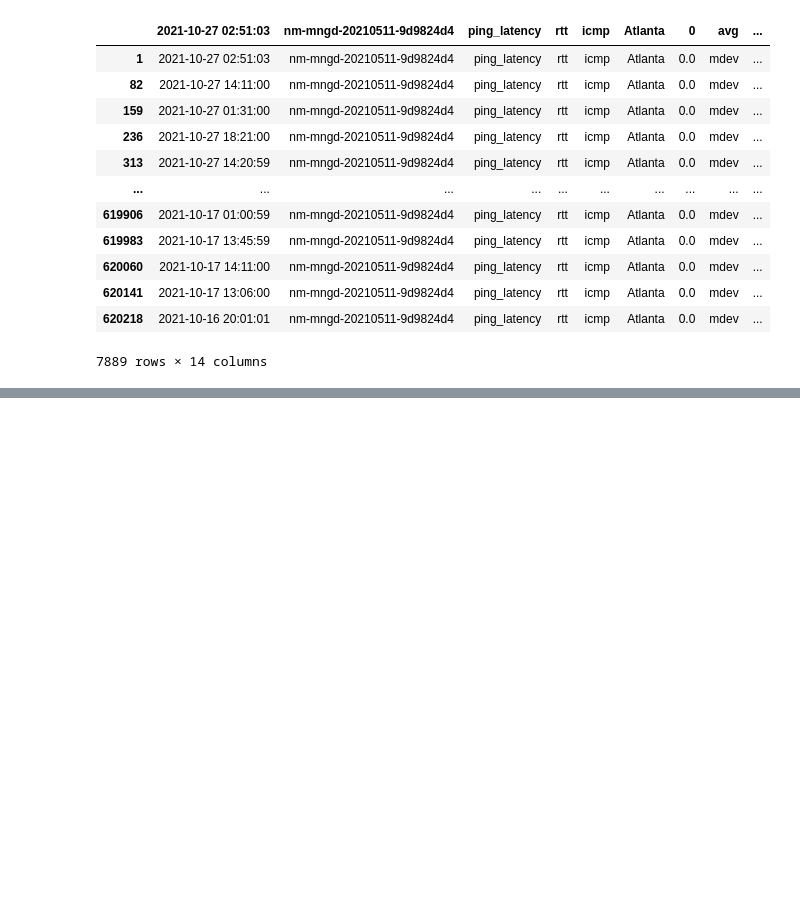
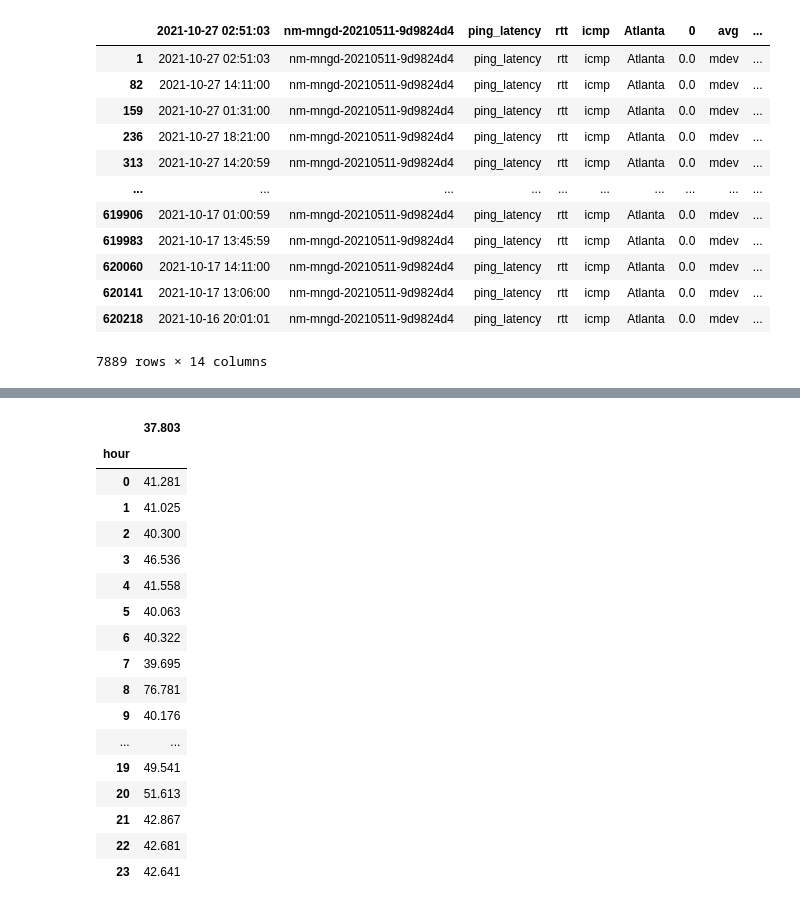
Before and after one commit to internet-equity/netrics-data, a Jupyter notebook: code/Lizet/DeviceMapping.Lizet.ipynb, the cells around one changed output, grey strips where cells are left out. Saved outputs shown, nothing was run; the diff lists cells and outputs as text; code cells hidden in the pictures; blank space fills up the shorter version.

```diff
--- a/code/Lizet/DeviceMapping.Lizet.ipynb
+++ b/code/Lizet/DeviceMapping.Lizet.ipynb
@@ -143,0 +116,3 @@ fig.tight_layout(pad = 1.2)
+# %%
+Casas_device_avg = Casas_device_At.loc[Casas_device_At['avg'] == 'avg']
+Casas_device_avg
@@ -143,0 +205,22 @@ fig.tight_layout(pad = 1.2)
+# %%
+Casas_device_avgm = Casas_device_avg.groupby('hour')[['37.803']].max()
+Casas_device_avgm
+# %% [output]
+|  | 37.803 |
+| hour |  |
+| 0 | 41.281 |
+| 1 | 41.025 |
+| 2 | 40.300 |
+| 3 | 46.536 |
+| 4 | 41.558 |
+| 5 | 40.063 |
+| 6 | 40.322 |
+| 7 | 39.695 |
+| 8 | 76.781 |
+| 9 | 40.176 |
+| ... | ... |
+| 19 | 49.541 |
+| 20 | 51.613 |
+| 21 | 42.867 |
+| 22 | 42.681 |
+| 23 | 42.641 |
```
Also changed, not shown: parts of 9 cells of this notebook.
